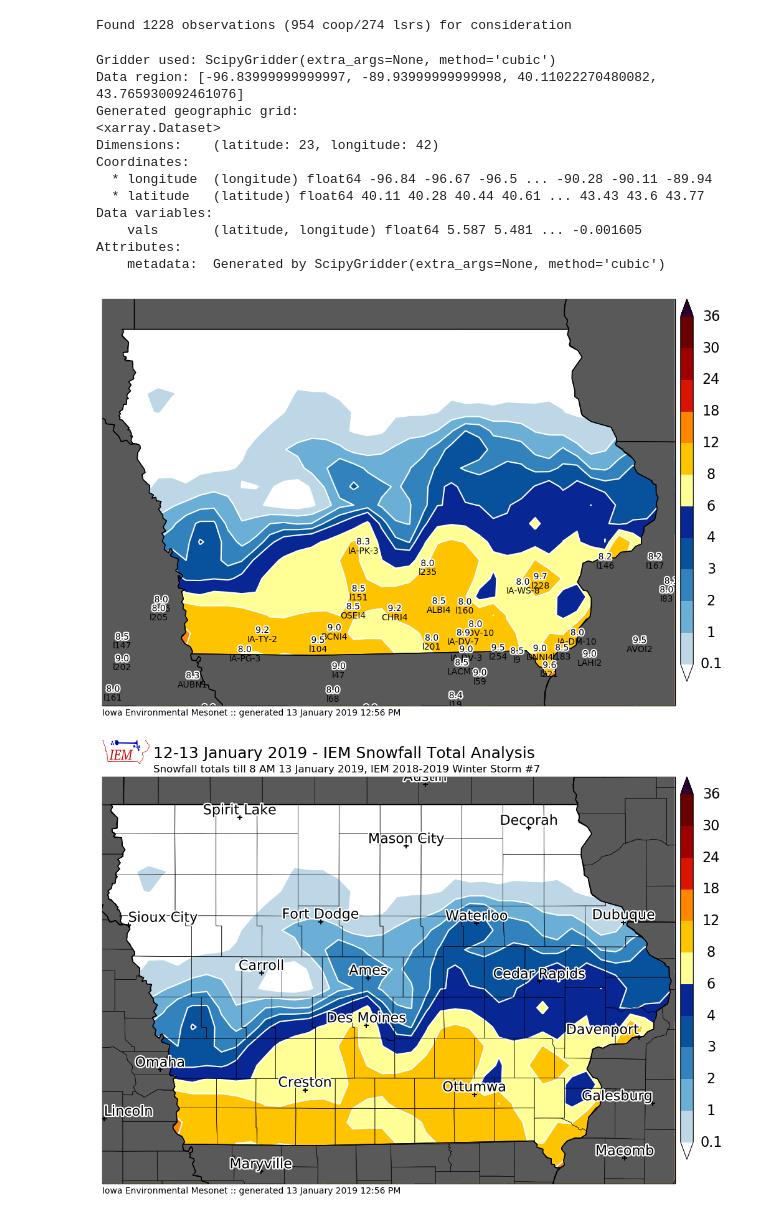
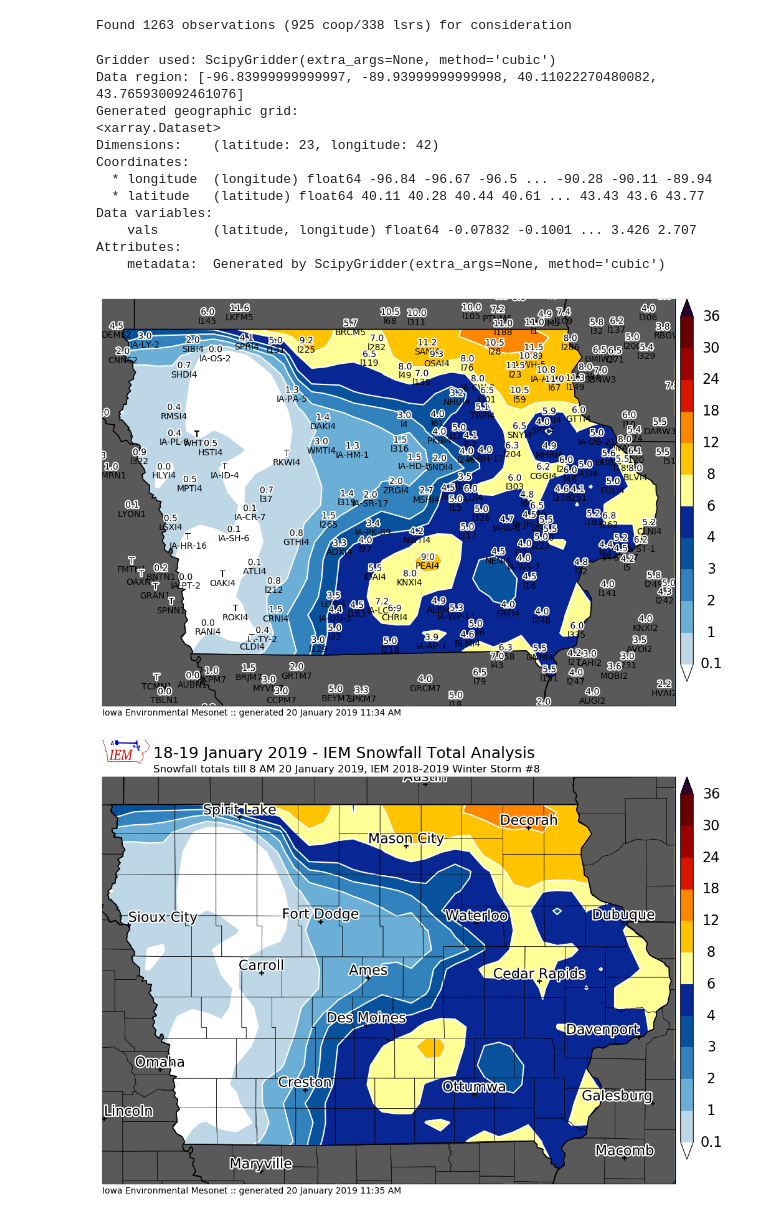
Before and after one commit to akrherz/DEV, a Jupyter notebook: coop/feature_snowfall_analysis.ipynb, the cells around one changed output. Saved outputs shown, nothing was run; the diff lists cells and outputs as text; code cells hidden in the pictures.

```diff
--- a/coop/feature_snowfall_analysis.ipynb
+++ b/coop/feature_snowfall_analysis.ipynb
@@ -78,9 +78,9 @@ def get_coop(dates):
     IEM.close()
     return data
 
-crows = get_coop( ['2019-01-12', '2019-01-13'] )
-sts = utc(2019, 1, 12, 18)
-ets = utc(2019, 12, 29, 18, 0)
+crows = get_coop( ['2019-01-19', '2019-01-20'] )
+sts = utc(2019, 1, 19, 12)
+ets = utc(2019, 1, 20, 12, 0)
 lrows = get_lsrs(sts, ets)
 
 df = pd.DataFrame(crows + lrows)
@@ -123,13 +123,13 @@ dfall = df
 #    dfall = pd.concat([df, pd.DataFrame(newrows)], ignore_index=True)
 dfall.set_index('label', inplace=True)
 # %% [output]
-Found 1228 observations (954 coop/274 lsrs) for consideration
+Found 1263 observations (925 coop/338 lsrs) for consideration
 # %%
-cull = ['IA-MH-9', 'MZUI4', 'IA-DB-21', 'l54', 'CINI4', 'l12', 'SGYI4']
+cull = ['l252', 'l320', 'l45', 'IA-WP-6', 'l307', 'IA-KS-4', 'IA-WS-2', 'IA-KS-5', 'IA-MC-13', 'l215']
 if cull:
     dfall.at[cull, 'useme'] = False
 
-hardcode = [
+hardcode = [['WMTI4', 1.5]
            ]
 for sid, val in hardcode:
     dfall.at[sid, 'val'] = val
@@ -166,48 +166,48 @@ print("Gridder used:", grd)
 # Get the grid region in geographic coordinates
 region = [min(ll[0], ul[0]), max(lr[0], ur[0]), min(ll[1], ul[1]), max(ul[1], ur[1])]
 print("Data region:", region)
 
 grid = grd.grid(
     region=region,
     spacing=spacing,
     projection=projection,
     dims=["latitude", "longitude"],
     data_names=["vals"],
 )
 print("Generated geographic grid:")
 print(grid)
 m.contourf(grid.longitude, grid.latitude, grid.vals, clevs, cmap=cmap)
-df3 = df2[(df2['val']>=8) & (df2['val']<10)]
+df3 = df2[(df2['val']>=0) & (df2['val']<12)]
 m.plot_values(
     df3['lon'], df3['lat'], df3['datalabel'], '%s', labels=df3.index.values,
     textsize=10, labeltextsize=10, labelbuffer=0)
 m.postprocess(filename='test.png')
 # %% [output]
 Gridder used: ScipyGridder(extra_args=None, method='cubic')
 Data region: [-96.83999999999997, -89.93999999999998, 40.11022270480082, 43.765930092461076]
 Generated geographic grid:
 <xarray.Dataset>
 Dimensions:    (latitude: 23, longitude: 42)
 Coordinates:
   * longitude  (longitude) float64 -96.84 -96.67 -96.5 ... -90.28 -90.11 -89.94
   * latitude   (latitude) float64 40.11 40.28 40.44 40.61 ... 43.43 43.6 43.77
 Data variables:
-    vals       (latitude, longitude) float64 5.587 5.481 ... -0.001605
+    vals       (latitude, longitude) float64 -0.07832 -0.1001 ... 3.426 2.707
 Attributes:
     metadata:  Generated by ScipyGridder(extra_args=None, method='cubic')
-[figure, old version]
+[figure, new version]
 # %%
 # now we are ready to plot!
 
 m = MapPlot(sector='iowa',
-            title='12-13 January 2019 - IEM Snowfall Total Analysis',
-            subtitle=("Snowfall totals till 8 AM 13 January 2019, "
+            title='18-19 January 2019 - IEM Snowfall Total Analysis',
+            subtitle=("Snowfall totals till 8 AM 20 January 2019, "
                       "IEM 2018-2019 Winter Storm #%s") % (STORM_NUMBER, ))
 vals = m.contourf(grid.longitude, grid.latitude, grid.vals, clevs, cmap=cmap)
 np.save("%s_events/%s_%s.npy" % (SEASON, SEASON, STORM_NUMBER), vals)
 #m.plot_values(np.array(df2.lon), np.array(df2.lat), np.array(df2.val), '%.2f')
 m.drawcounties()
 m.drawcities()
-m.postprocess(filename='190113.png')
+m.postprocess(filename='190120.png')
 # %% [output]
-[figure, old version]
+[figure, new version]
```
Also changed, not shown: parts of 1 cell of this notebook, 1 other file.
